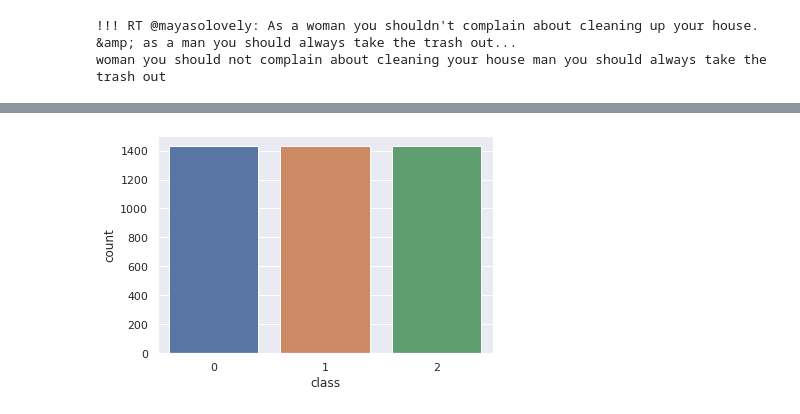
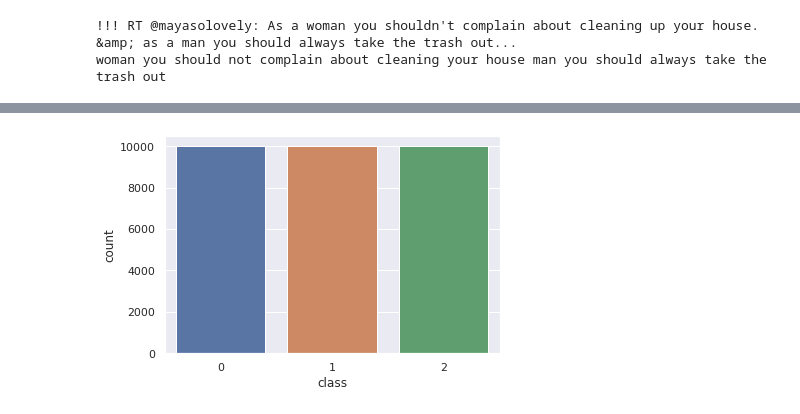
Before and after one commit to evelynerhuan/Noffence, a Jupyter notebook: data_preprocessing.ipynb, the cells around one changed output, grey strips where cells are left out. Cells and saved outputs as stored; diff of their text form; code cells hidden in the pictures.

```diff
--- a/data_preprocessing.ipynb
+++ b/data_preprocessing.ipynb
@@ -177,4 +388,4 @@ tweet    10
 dtype: int64
 # %%
-dataset1.dropna(subset=['tweet'], inplace=True)
+dataset_cleaned.dropna(subset=['tweet'], inplace=True)
 # %%
@@ -206,8 +417,9 @@ dataset1['class'].value_counts(normalize = True)
 Name: class, dtype: float64
 # %%
-len_class_0 = dataset1.groupby(['class'])['class'].count()[0]
+#len_class_0 = dataset_cleaned.groupby(['class'])['class'].count()[0]
+len_class_0 = 10000
 # %%
 sample_size = len_class_0
-sampled_dataset1 = dataset1.groupby('class').apply(lambda x: x.sample(sample_size))
+sampled_dataset = dataset_cleaned.groupby('class').apply(lambda x: x.sample(sample_size))
 # %%
-sampled_dataset1.reset_index(inplace=True, drop=True)
+sampled_dataset.reset_index(inplace=True, drop=True)
@@ -230,7 +442,7 @@ sampled_dataset1
 # %%
 # After balancing data (under-sampling)
 sns.set(style="darkgrid")
-ax = sns.countplot(x="class", data=sampled_dataset1)
+ax = sns.countplot(x="class", data=sampled_dataset)
 # %% [output]
-[figure, old version]
+[figure, new version]
 # %%
```
Also changed, not shown: parts of 40 cells of this notebook, 6 other files.
